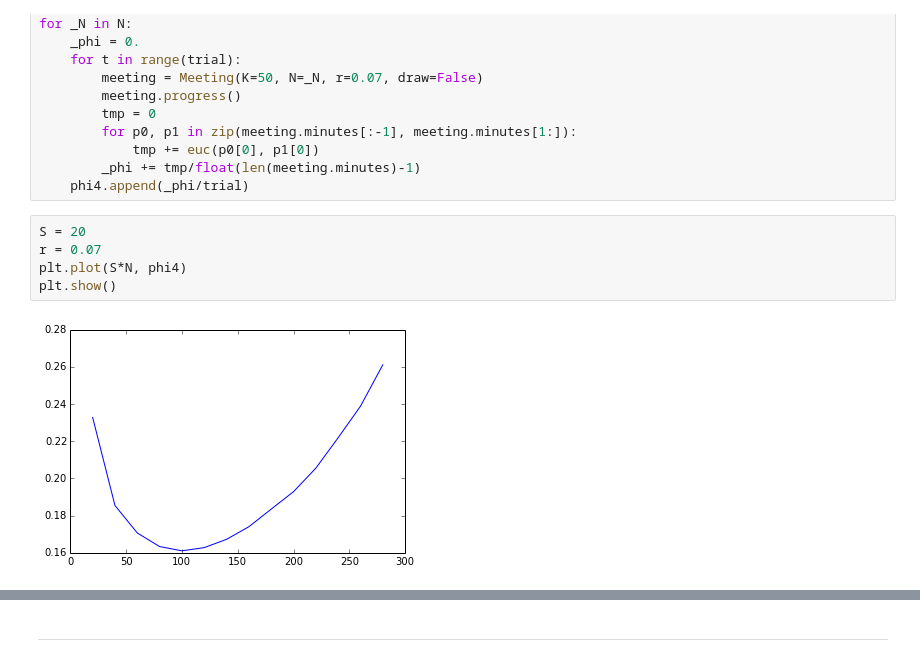
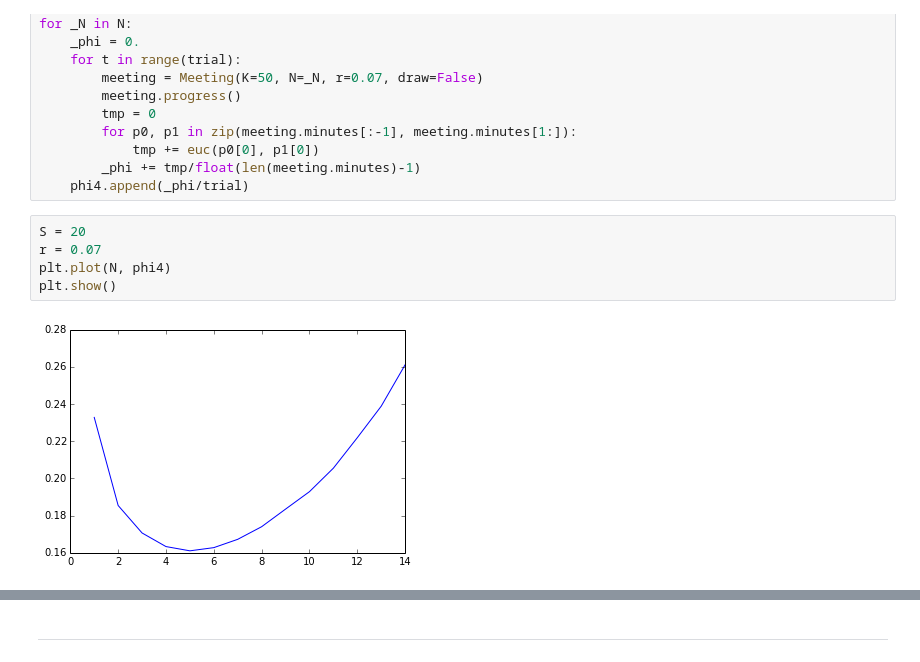
Before and after one commit to ssh0/sotsuron, a Jupyter notebook: 近距離抑制効果.ipynb, the cells around one changed output, grey strips where cells are left out. Saved outputs shown, nothing was run; the diff lists cells and outputs as text.

```diff
--- a/近距離抑制効果.ipynb
+++ b/近距離抑制効果.ipynb
@@ -852,7 +854,7 @@ for _N in N:
 # %%
 S = 20
 r = 0.07
-plt.plot(S*N, phi4)
+plt.plot(N, phi4)
 plt.show()
 # %% [output]
-[figure, old version]
+[figure, new version]
```
Also changed, not shown: parts of 4 cells of this notebook, 2 other files.
